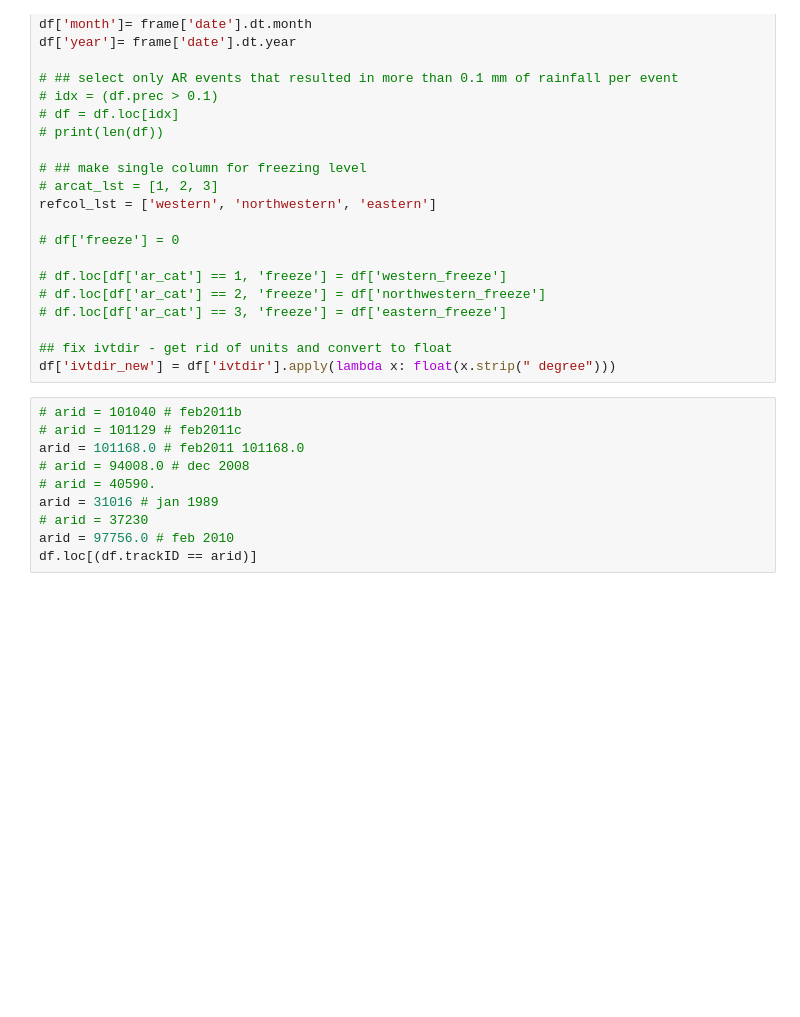
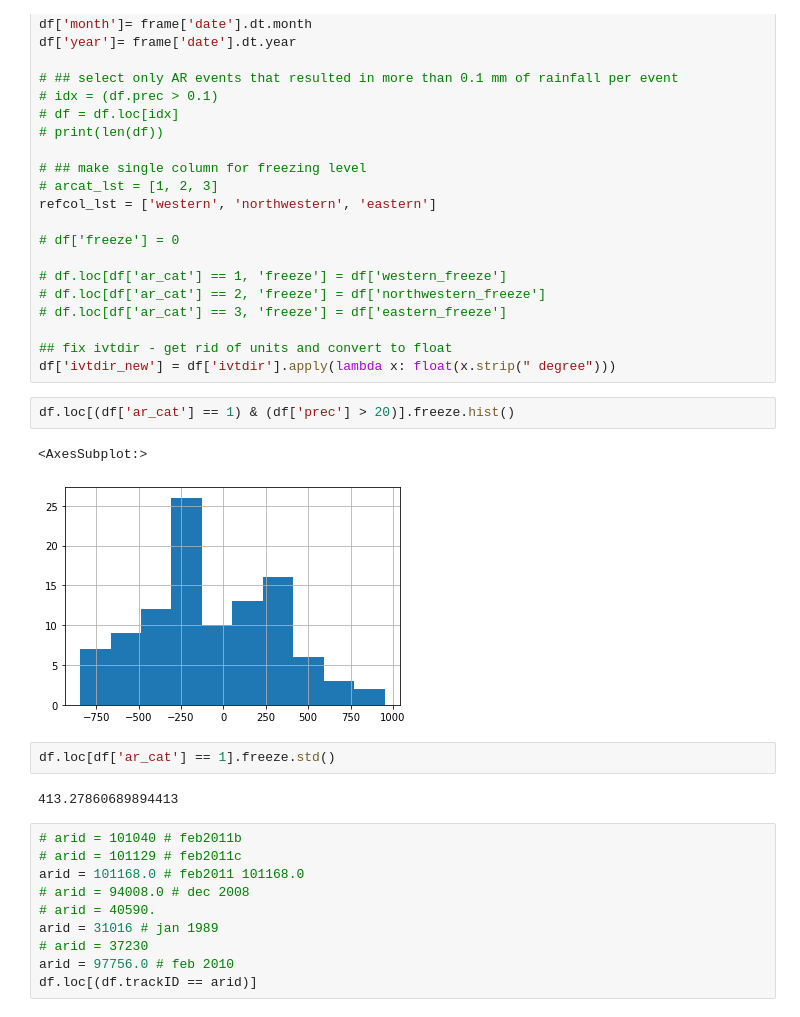
Before and after one commit to dlnash/HMA_AR_freezing_level, a Jupyter notebook: analysis/fig06_IVT_Precip_Scatter.ipynb, the cells around one changed output. Cells and saved outputs as stored; diff of their text form; blank space fills up the shorter version.

```diff
--- a/analysis/fig06_IVT_Precip_Scatter.ipynb
+++ b/analysis/fig06_IVT_Precip_Scatter.ipynb
@@ -59,6 +59,15 @@ refcol_lst = ['western', 'northwestern', 'eastern']
 
 ## fix ivtdir - get rid of units and convert to float
 df['ivtdir_new'] = df['ivtdir'].apply(lambda x: float(x.strip(" degree")))
+# %%
+df.loc[(df['ar_cat'] == 1) & (df['prec'] > 20)].freeze.hist()
+# %% [output]
+<AxesSubplot:>
+[figure, added]
+# %%
+df.loc[df['ar_cat'] == 1].freeze.std()
+# %% [output]
+413.27860689894413
 # %%
 # arid = 101040 # feb2011b
 # arid = 101129 # feb2011c
```
Also changed, not shown: parts of 3 cells of this notebook, 4 other files.
